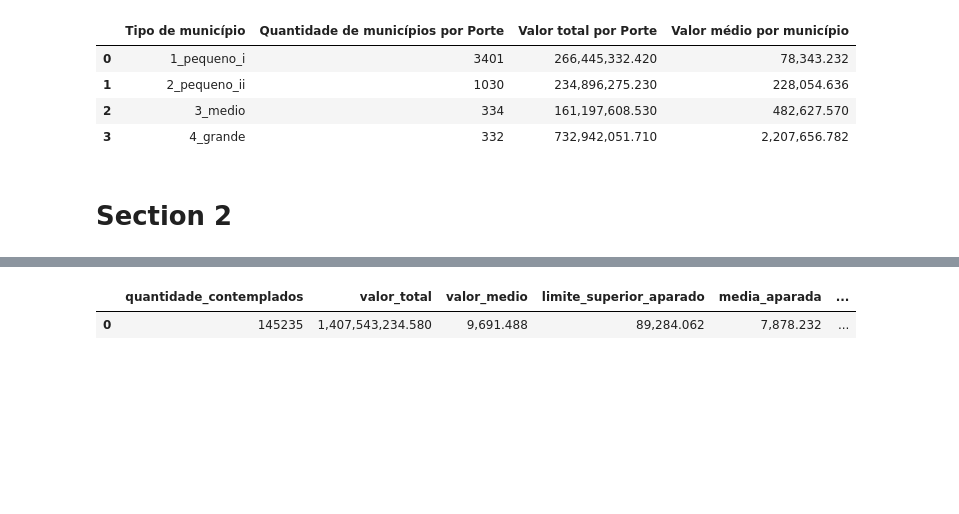
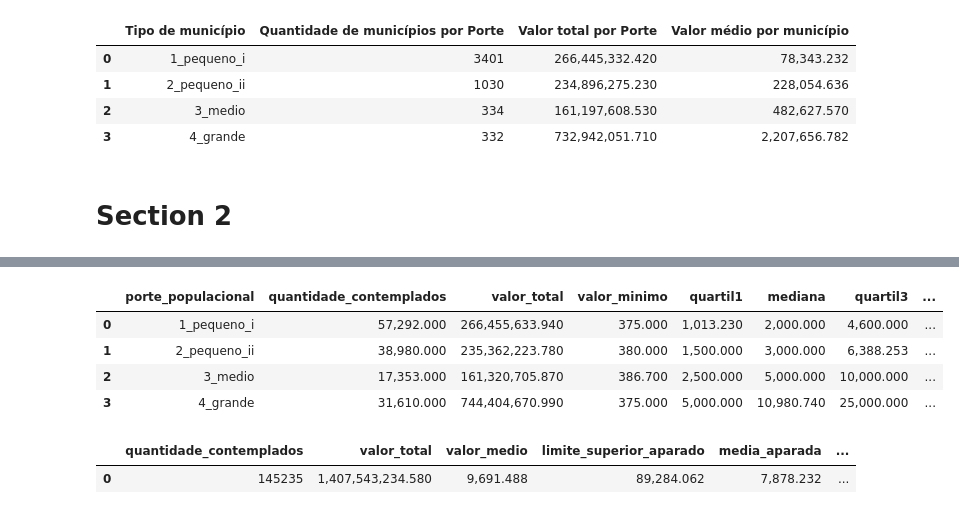
Before and after one commit to SGE-Subsecretaria-de-Gestao-Estrategica/pnab-data-vis, a Jupyter notebook: src/notebooks/v2_gabriel_create_csv.ipynb, the cells around one changed output, grey strips where cells are left out. Cells and saved outputs as stored; diff of their text form; code cells hidden in the pictures; blank space fills up the shorter version.

```diff
--- a/src/notebooks/v2_gabriel_create_csv.ipynb
+++ b/src/notebooks/v2_gabriel_create_csv.ipynb
@@ -377,3 +588,13 @@ def calcular_media_e_media_aparada(
+# %%
+df_quartis_porte = calcular_estatisticas_valor_por_porte_municipio(df_aux=df_aux)
+# %%
+df_quartis_porte
+# %% [output]
+|  | porte_populacional | quantidade_contemplados | valor_total | valor_minimo | quartil1 | mediana | quartil3 | ... |
+| 0 | 1_pequeno_i | 57,292.000 | 266,455,633.940 | 375.000 | 1,013.230 | 2,000.000 | 4,600.000 | ... |
+| 1 | 2_pequeno_ii | 38,980.000 | 235,362,223.780 | 380.000 | 1,500.000 | 3,000.000 | 6,388.253 | ... |
+| 2 | 3_medio | 17,353.000 | 161,320,705.870 | 386.700 | 2,500.000 | 5,000.000 | 10,000.000 | ... |
+| 3 | 4_grande | 31,610.000 | 744,404,670.990 | 375.000 | 5,000.000 | 10,980.740 | 25,000.000 | ... |
 # %%
 df_media_brasil = calcular_media_e_media_aparada(df_aux, tipo_ente='MUNICIPIO')
 # %%
```
Also changed, not shown: parts of 3 cells of this notebook.
